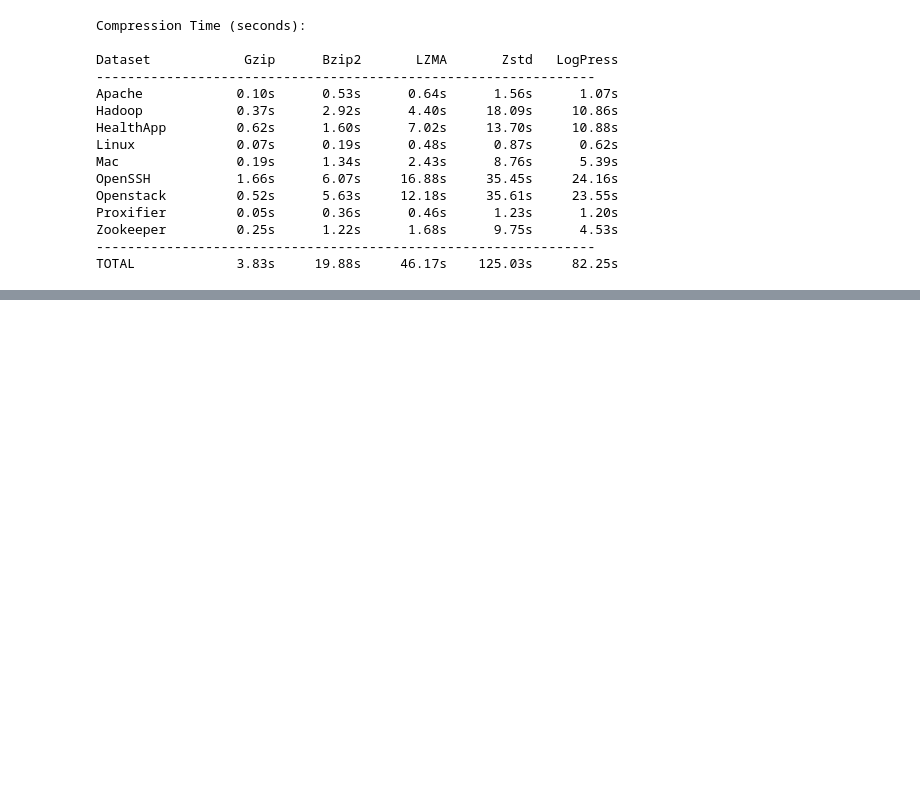
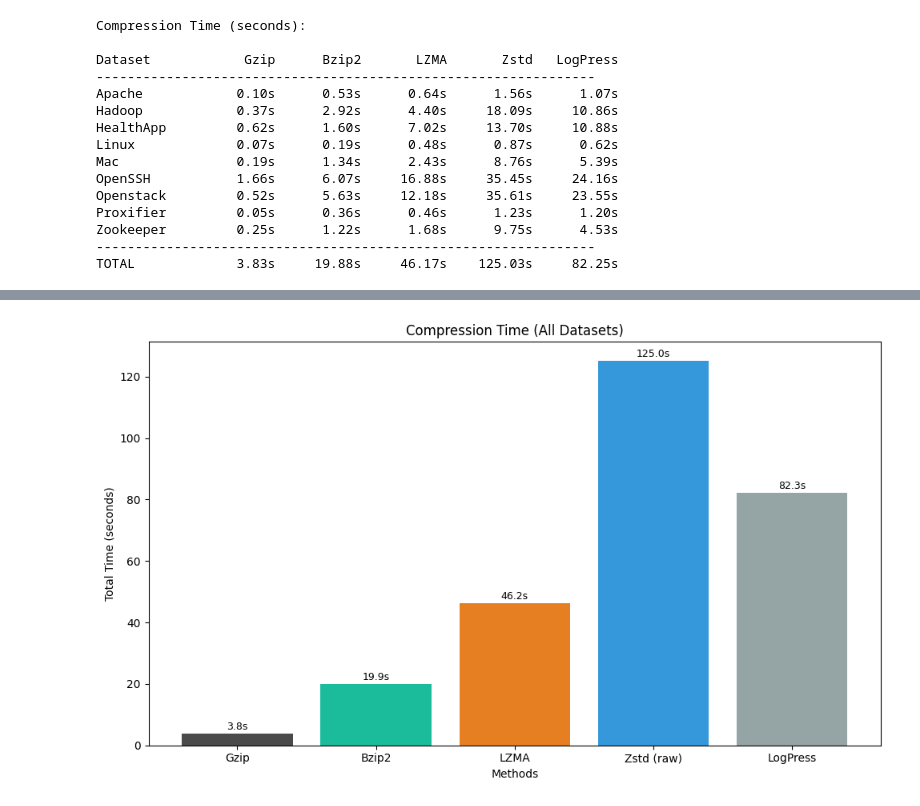
Before and after one commit to adam-bouafia/LogPress, a Jupyter notebook: LogPress.ipynb, the cells around one changed output, grey strips where cells are left out. Saved outputs shown, nothing was run; the diff lists cells and outputs as text; code cells hidden in the pictures; blank space fills up the shorter version.

```diff
--- a/LogPress.ipynb
+++ b/LogPress.ipynb
@@ -1165,0 +1217,23 @@ TOTAL             3.83s     19.88s     46.17s    125.03s     82.25s
+# %%
+# Chart 3: Total compression time per method
+fig, ax3 = plt.subplots(figsize=(10, 6))
+total_times = [
+    sum(compression_results[name]["gzip_time"] for name in dataset_names),
+    sum(compression_results[name]["bzip2_time"] for name in dataset_names),
+    sum(compression_results[name]["lzma_time"] for name in dataset_names),
+    sum(compression_results[name]["zstd_raw_time"] for name in dataset_names),
+    sum(compression_results[name]["logpress_time"] for name in dataset_names),
+]
+
+bars = ax3.bar(method_labels, total_times, color=colors)
+ax3.set_xlabel("Methods")
+ax3.set_ylabel("Total Time (seconds)")
+ax3.set_title("Compression Time (All Datasets)")
+
+for bar, t in zip(bars, total_times):
+    ax3.text(bar.get_x() + bar.get_width()/2, bar.get_height() + 0.5,
+             f"{t:.1f}s", ha="center", va="bottom", fontsize=9)
+plt.tight_layout()
+plt.show()
+# %% [output]
+[figure, added]
```
Also changed, not shown: parts of 3 cells of this notebook.
